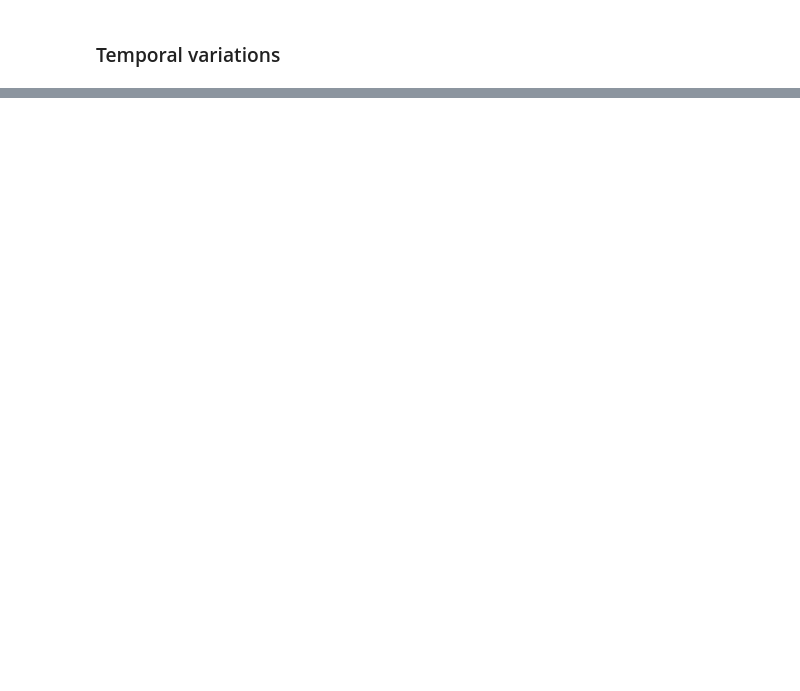
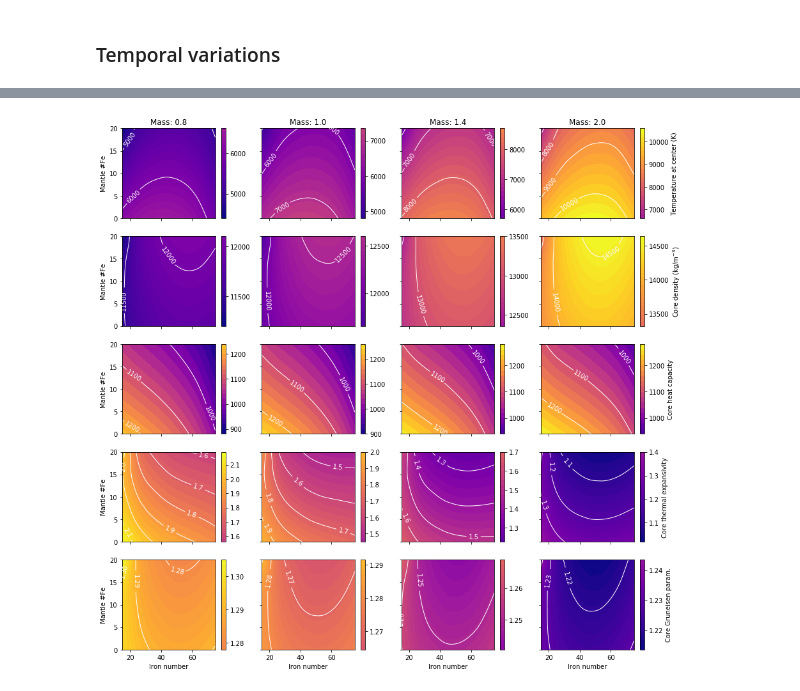
Before and after one commit to irenebonati/exo-cores, a Jupyter notebook: Analysis.ipynb, the cells around one changed output, grey strips where cells are left out. Drawn from its saved outputs; the diff is of its cells as text; code cells hidden in the pictures; blank space fills up the shorter version.

```diff
--- a/Analysis.ipynb
+++ b/Analysis.ipynb
@@ -732,0 +879,72 @@ plt.savefig(folder + "time_evolution_onlyCFeM0_mass_1&2.pdf")
+# %%
+from scipy.interpolate import griddata
+
+filename = folder+"data_IS.res"
+names = ["M", "C_Fe", "C_FeM", "Psurf", "Rp", "Rc", \
+           "RRc", "gs", "rho_c", "rho_m", "Cp_c",\
+          "Cp_m", "alpha_c", "alpha_m", "k_m", \
+           "shear_m", "Gruneisen", "Ts",  "Tc_adiab", \
+         "pc", "DTc", "Tc0", "pc0", "gr_c",
+         "r_ICB", "p_ICB", "iter_outer", "iter_inner"]
+
+data = pd.read_csv(filename, skipinitialspace=True, delim_whitespace=True, names=names, index_col=False)
+
+cmap = plt.cm.plasma
+Masses = [0.8, 1.0, 1.4, 2.]
+param = ["Tc0", "rho_c", "Cp_c", "alpha_c", "gr_c"]
+
+fig, ax = plt.subplots(len(param), len(Masses), figsize=[15,15], sharex=True, sharey=True)
+#fig2, ax2 = plt.subplots(len(param), len(Masses), figsize=[15,15], sharex=True, sharey=True)
+
+ticks = {"Tc0": np.linspace(3000, 11000, 9),
+         "rho_c": np.linspace(11000, 15000, 9),
+         "Cp_c":np.linspace(900, 1300, 5),
+         "alpha_c": np.linspace(1, 2.2, 13),
+         "gr_c": np.linspace(1.21, 1.31, 11)}
+
+Names = {"Tc0": "Temperature at center (K)",
+         "rho_c": "Core density (kg/m$^{-3}$)",
+         "Cp_c":"Core heat capacity",
+         "alpha_c": "Core thermal expansivity",
+         "gr_c": "Core Gruneisen param."}
+
+Format = {"Tc0": "%d",
+         "rho_c": "%d",
+         "Cp_c":"%d",
+         "alpha_c": "%.1f",
+         "gr_c": "%.2f"}
+
+for i, p in enumerate(param):
+    for j, m in enumerate(Masses):
+
+        valmin = data[p].min()
+        valmax = data[p].max()
+
+        values_to_use = data[data["M"]==m]
+        FeM = values_to_use["C_FeM"].values
+        Fe = values_to_use["C_Fe"].values
+        values = values_to_use[p].values
+
+
+        #sc = ax[i, j].tricontourf(Fe, FeM, values, 30)
+        #colorbar  = fig.colorbar(sc, ax=ax[i, j])
+
+        grid_x, grid_y = np.mgrid[15:75:50j, 0:20:50j]
+        grid_z = griddata((Fe, FeM), values, (grid_x, grid_y), method='cubic')
+        sc = ax[i, j].contourf(grid_x, grid_y, grid_z, 20, cmap = cmap, vmin=valmin, vmax=valmax)
+        sc2 = ax[i, j].contour(grid_x, grid_y, grid_z, levels=ticks[p], colors=('w',),linestyles=('-',),linewidths=(1,))
+        plt.clabel(sc2, fmt = Format[p], colors = 'w', fontsize=10)
+        colorbar  = fig.colorbar(sc, ax=ax[i, j], ticks=ticks[p])
+        if j == len(Masses)-1:
+            colorbar.set_label(Names[p])
+
+for i, p in enumerate(param):
+    ax[i, 0].set_ylabel("Mantle #Fe")
+
+for j, mass in enumerate(Masses):
+    ax[-1, j].set_xlabel("Iron number")
+    ax[0, j].set_title("Mass: {}".format(mass))
+
+plt.savefig("Fig5.pdf")
+# %% [output]
+[figure, added]
```
Also changed, not shown: parts of 13 cells of this notebook.
